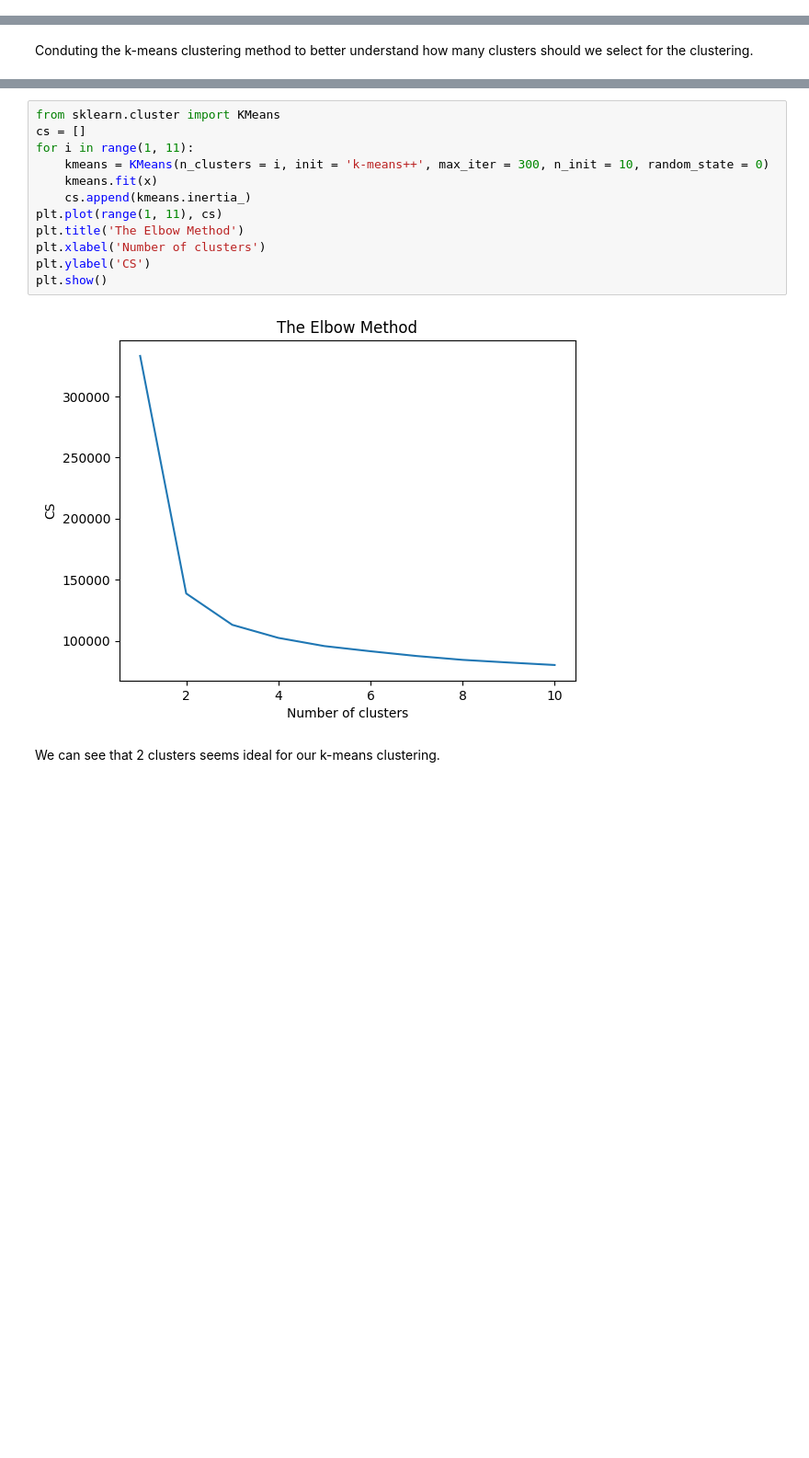
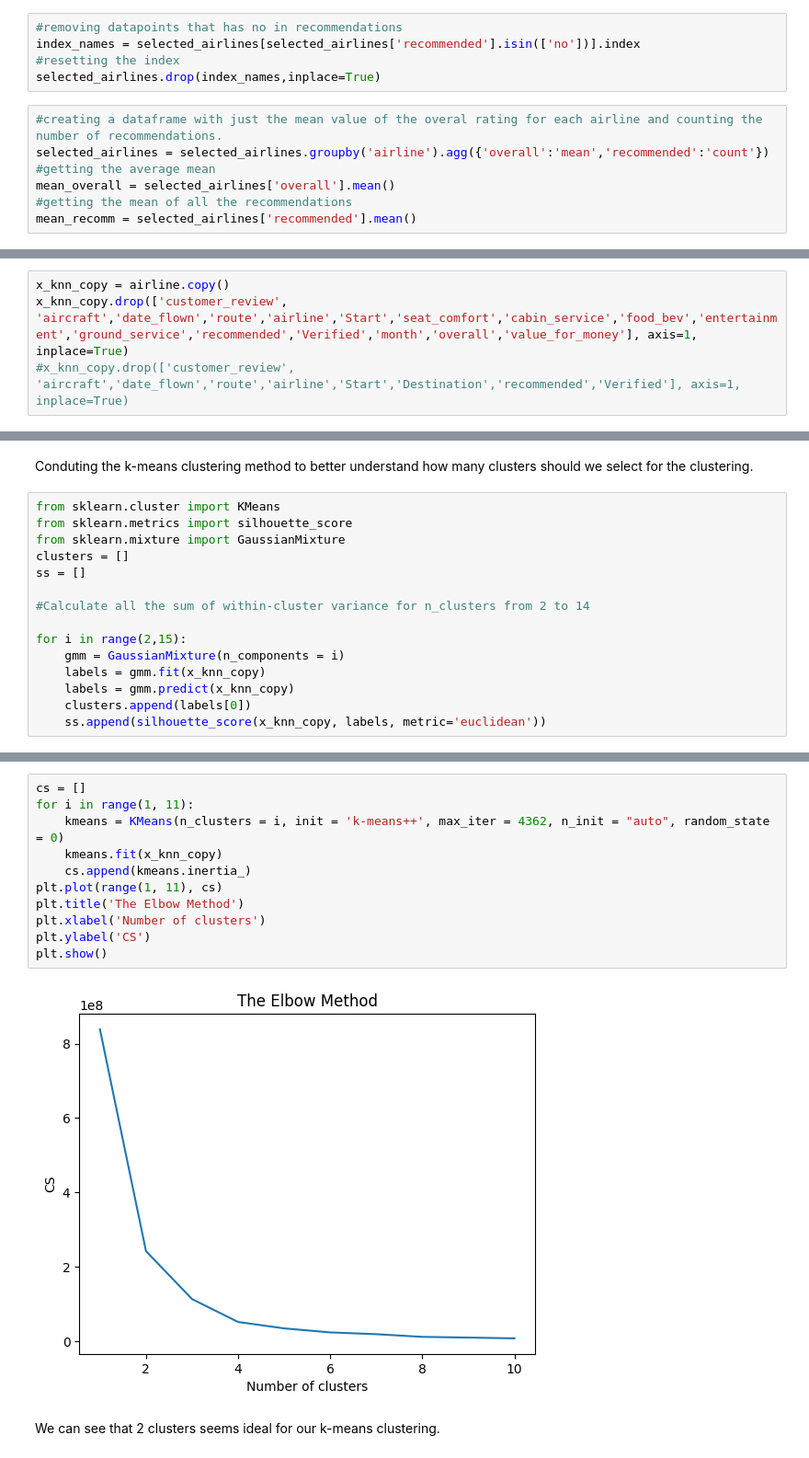
Before and after one commit to pullz6/Airline_Study, a Jupyter notebook: Airline_Reviews.ipynb, the cells around one changed output, grey strips where cells are left out. Shown at 92% size. Saved outputs shown, nothing was run; the diff lists cells and outputs as text; blank space fills up the shorter version.

```diff
--- a/Airline_Reviews.ipynb
+++ b/Airline_Reviews.ipynb
@@ -121,0 +170,12 @@ array(['Economy Class', 'Business Class', 'First Class',
+# %%
+#removing datapoints that has no in recommendations
+index_names = selected_airlines[selected_airlines['recommended'].isin(['no'])].index
+#resetting the index
+selected_airlines.drop(index_names,inplace=True)
+# %%
+#creating a dataframe with just the mean value of the overal rating for each airline and counting the number of recommendations.
+selected_airlines = selected_airlines.groupby('airline').agg({'overall':'mean','recommended':'count'})
+#getting the average mean
+mean_overall = selected_airlines['overall'].mean()
+#getting the mean of all the recommendations
+mean_recomm = selected_airlines['recommended'].mean()
@@ -127,3 +239,7 @@ x.drop(['customer_review', 'aircraft','review_date','date_flown','route','airlin
+# %%
+x_knn_copy = airline.copy()
+x_knn_copy.drop(['customer_review', 'aircraft','date_flown','route','airline','Start','seat_comfort','cabin_service','food_bev','entertainment','ground_service','recommended','Verified','month','overall','value_for_money'], axis=1, inplace=True)
+#x_knn_copy.drop(['customer_review', 'aircraft','date_flown','route','airline','Start','Destination','recommended','Verified'], axis=1, inplace=True)
 # %% [markdown]
 Converting categorical data into numerical data.
 # %%
@@ -162,2 +271,17 @@ x.head()
 # %% [markdown]
 Conduting the k-means clustering method to better understand how many clusters should we select for the clustering.
+# %%
+from sklearn.cluster import KMeans
+from sklearn.metrics import silhouette_score
+from sklearn.mixture import GaussianMixture
+clusters = []
+ss = []
+
+#Calculate all the sum of within-cluster variance for n_clusters from 2 to 14
+
+for i in range(2,15):
+    gmm = GaussianMixture(n_components = i)
+    labels = gmm.fit(x_knn_copy)
+    labels = gmm.predict(x_knn_copy)
+    clusters.append(labels[0])
+    ss.append(silhouette_score(x_knn_copy, labels, metric='euclidean'))
@@ -164,16 +324,15 @@ Conduting the k-means clustering method to better understand how many clusters s
 # %%
-from sklearn.cluster import KMeans
 cs = []
 for i in range(1, 11):
-    kmeans = KMeans(n_clusters = i, init = 'k-means++', max_iter = 300, n_init = 10, random_state = 0)
-    kmeans.fit(x)
+    kmeans = KMeans(n_clusters = i, init = 'k-means++', max_iter = 4362, n_init = "auto", random_state = 0)
+    kmeans.fit(x_knn_copy)
     cs.append(kmeans.inertia_)
 plt.plot(range(1, 11), cs)
 plt.title('The Elbow Method')
 plt.xlabel('Number of clusters')
 plt.ylabel('CS')
 plt.show()
 # %% [output]
-[figure, old version]
+[figure, new version]
 # %% [markdown]
 We can see that 2 clusters seems ideal for our k-means clustering.
```
Also changed, not shown: parts of 82 cells of this notebook.
